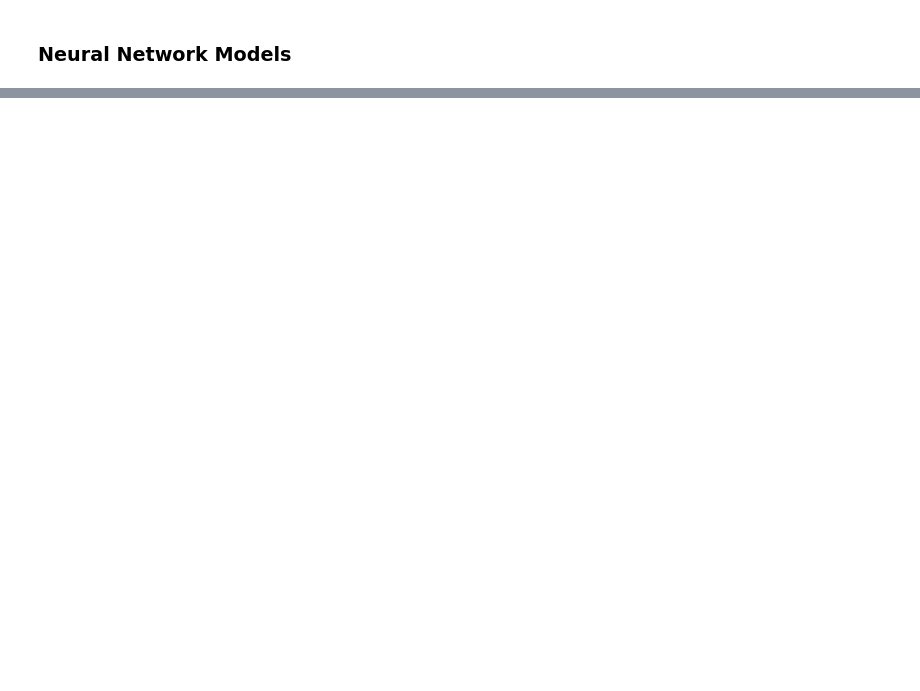
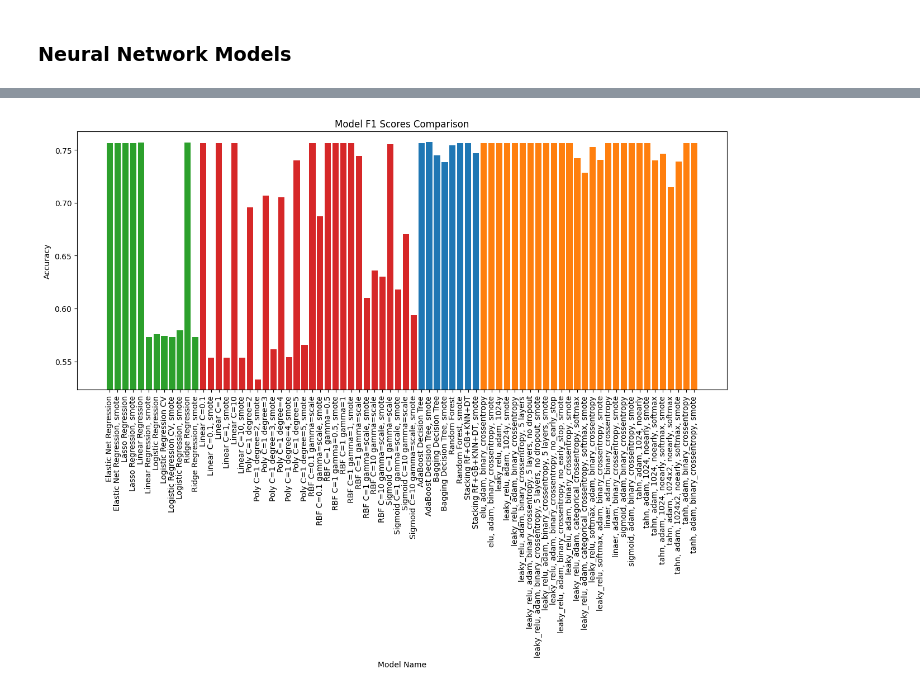
Before and after one commit to julianag27/ml-project, a Jupyter notebook: FinalProject.ipynb, the cells around one changed output, grey strips where cells are left out. Cells and saved outputs as stored; diff of their text form; code cells hidden in the pictures; blank space fills up the shorter version.

```diff
--- a/FinalProject.ipynb
+++ b/FinalProject.ipynb
@@ -281,0 +302,13 @@ plt.show()
+# %%
+all_models = pd.concat([rg_models, svm_models, ens_models, nn_models], ignore_index=True)
+
+fig, ax = plt.subplots(figsize=(15, 6))
+ax.bar(all_models["label"], all_models["f1_score"], color=colors_by_type)
+ax.set_ylim(min(all_models["f1_score"]) - 0.01, max(all_models["f1_score"]) + 0.01)
+ax.set_xticks(ax.get_xticks(), all_models["label"], rotation='vertical')
+ax.set_xlabel("Model Name")
+ax.set_ylabel("Accuracy")
+ax.set_title("Model F1 Scores Comparison")
+plt.show()
+# %% [output]
+[figure, new version]
```
Also changed, not shown: parts of 10 cells of this notebook, 1 other file.
